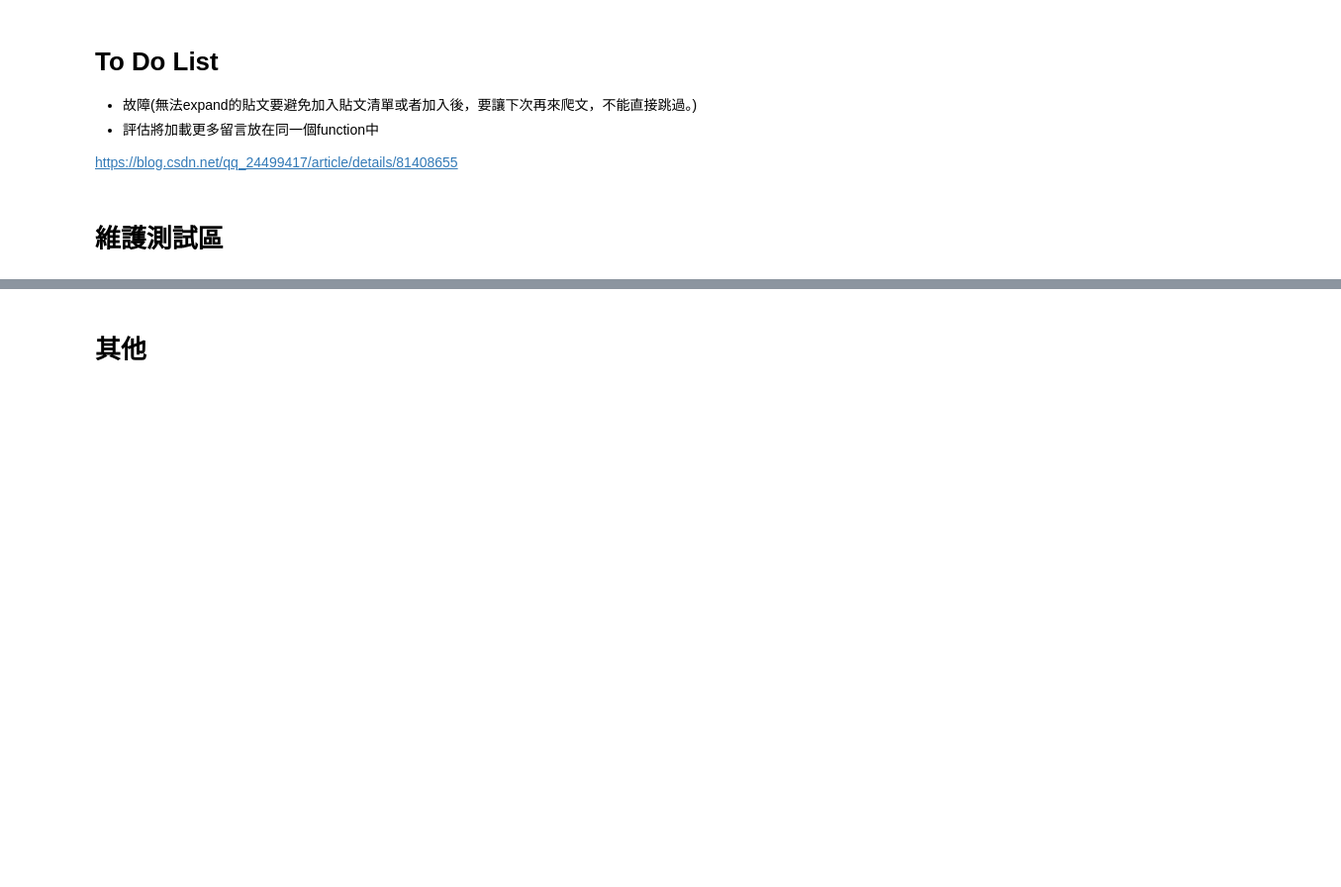
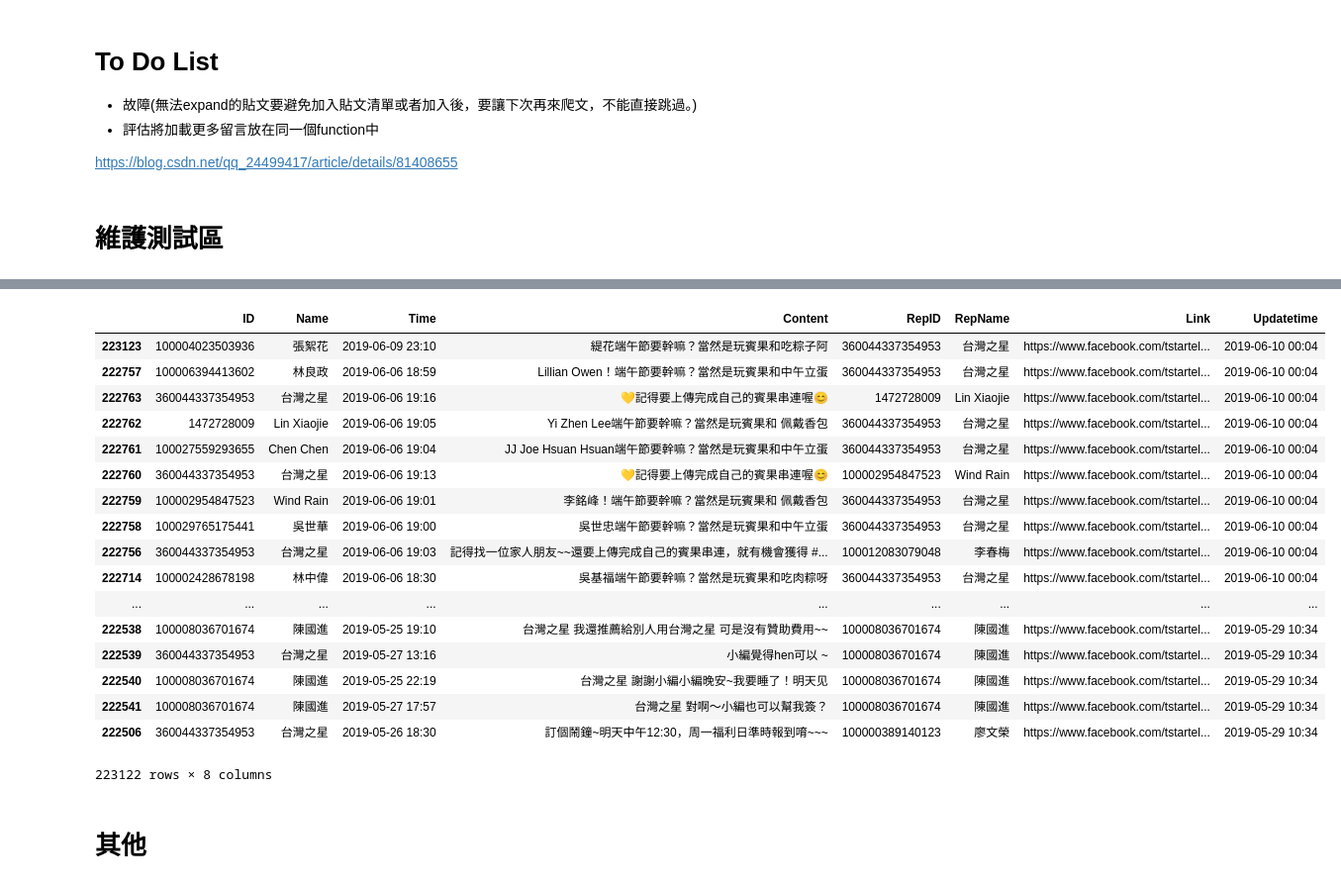
Before and after one commit to tlyu0419/FacebookCrawler, a Jupyter notebook: Facebook.ipynb, the cells around one changed output, grey strips where cells are left out. Shown at 99% size. Drawn from its saved outputs; the diff is of its cells as text; code cells hidden in the pictures; blank space fills up the shorter version.

```diff
--- a/Facebook.ipynb
+++ b/Facebook.ipynb
@@ -553,3 +635,25 @@ NameError: name 'nComments' is not defined
+# %%
+UpdateData(DateFrame_o = pd.read_pickle('C:/Users/' + os.getlogin() + '/Desktop/Comments.plk'),
+           DateFrame_n = CommentsInfo(soup))
+# %% [output]
+|  | ID | Name | Time | Content | RepID | RepName | Link | Updatetime |
+| 223123 | 100004023503936 | 張絮花 | 2019-06-09 23:10 | 緹花端午節要幹嘛？當然是玩賓果和吃粽子阿 | 360044337354953 | 台灣之星 | https://www.facebook.com/tstartel... | 2019-06-10 00:04 |
+| 222757 | 100006394413602 | 林良政 | 2019-06-06 18:59 | Lillian Owen！端午節要幹嘛？當然是玩賓果和中午立蛋 | 360044337354953 | 台灣之星 | https://www.facebook.com/tstartel... | 2019-06-10 00:04 |
+| 222763 | 360044337354953 | 台灣之星 | 2019-06-06 19:16 | 💛記得要上傳完成自己的賓果串連喔😊 | 1472728009 | Lin Xiaojie | https://www.facebook.com/tstartel... | 2019-06-10 00:04 |
+| 222762 | 1472728009 | Lin Xiaojie | 2019-06-06 19:05 | Yi Zhen Lee端午節要幹嘛？當然是玩賓果和 佩戴香包 | 360044337354953 | 台灣之星 | https://www.facebook.com/tstartel... | 2019-06-10 00:04 |
+| 222761 | 100027559293655 | Chen Chen | 2019-06-06 19:04 | JJ Joe Hsuan Hsuan端午節要幹嘛？當然是玩賓果和中午立蛋 | 360044337354953 | 台灣之星 | https://www.facebook.com/tstartel... | 2019-06-10 00:04 |
+| 222760 | 360044337354953 | 台灣之星 | 2019-06-06 19:13 | 💛記得要上傳完成自己的賓果串連喔😊 | 100002954847523 | Wind Rain | https://www.facebook.com/tstartel... | 2019-06-10 00:04 |
+| 222759 | 100002954847523 | Wind Rain | 2019-06-06 19:01 | 李銘峰！端午節要幹嘛？當然是玩賓果和 佩戴香包 | 360044337354953 | 台灣之星 | https://www.facebook.com/tstartel... | 2019-06-10 00:04 |
+| 222758 | 100029765175441 | 吳世華 | 2019-06-06 19:00 | 吳世忠端午節要幹嘛？當然是玩賓果和中午立蛋 | 360044337354953 | 台灣之星 | https://www.facebook.com/tstartel... | 2019-06-10 00:04 |
+| 222756 | 360044337354953 | 台灣之星 | 2019-06-06 19:03 | 記得找一位家人朋友~~還要上傳完成自己的賓果串連，就有機會獲得 #... | 100012083079048 | 李春梅 | https://www.facebook.com/tstartel... | 2019-06-10 00:04 |
+| 222714 | 100002428678198 | 林中偉 | 2019-06-06 18:30 | 吳基福端午節要幹嘛？當然是玩賓果和吃肉粽呀 | 360044337354953 | 台灣之星 | https://www.facebook.com/tstartel... | 2019-06-10 00:04 |
+| ... | ... | ... | ... | ... | ... | ... | ... | ... |
+| 222538 | 100008036701674 | 陳國進 | 2019-05-25 19:10 | 台灣之星 我還推薦給別人用台灣之星 可是沒有贊助費用~~ | 100008036701674 | 陳國進 | https://www.facebook.com/tstartel... | 2019-05-29 10:34 |
+| 222539 | 360044337354953 | 台灣之星 | 2019-05-27 13:16 | 小編覺得hen可以 ~ | 100008036701674 | 陳國進 | https://www.facebook.com/tstartel... | 2019-05-29 10:34 |
+| 222540 | 100008036701674 | 陳國進 | 2019-05-25 22:19 | 台灣之星 謝謝小編小編晚安~我要睡了！明天见 | 100008036701674 | 陳國進 | https://www.facebook.com/tstartel... | 2019-05-29 10:34 |
+| 222541 | 100008036701674 | 陳國進 | 2019-05-27 17:57 | 台灣之星 對啊～小編也可以幫我簽？ | 100008036701674 | 陳國進 | https://www.facebook.com/tstartel... | 2019-05-29 10:34 |
+| 222506 | 360044337354953 | 台灣之星 | 2019-05-26 18:30 | 訂個鬧鐘~明天中午12:30，周一福利日準時報到唷~~~ | 100000389140123 | 廖文榮 | https://www.facebook.com/tstartel... | 2019-05-29 10:34 |
+223122 rows × 8 columns
 # %%
 #driver.get('https://www.facebook.com/tstartel/videos/1100239263492734/?permPage=1')
 #time.sleep(0.7)
```
Also changed, not shown: parts of 9 cells of this notebook.
